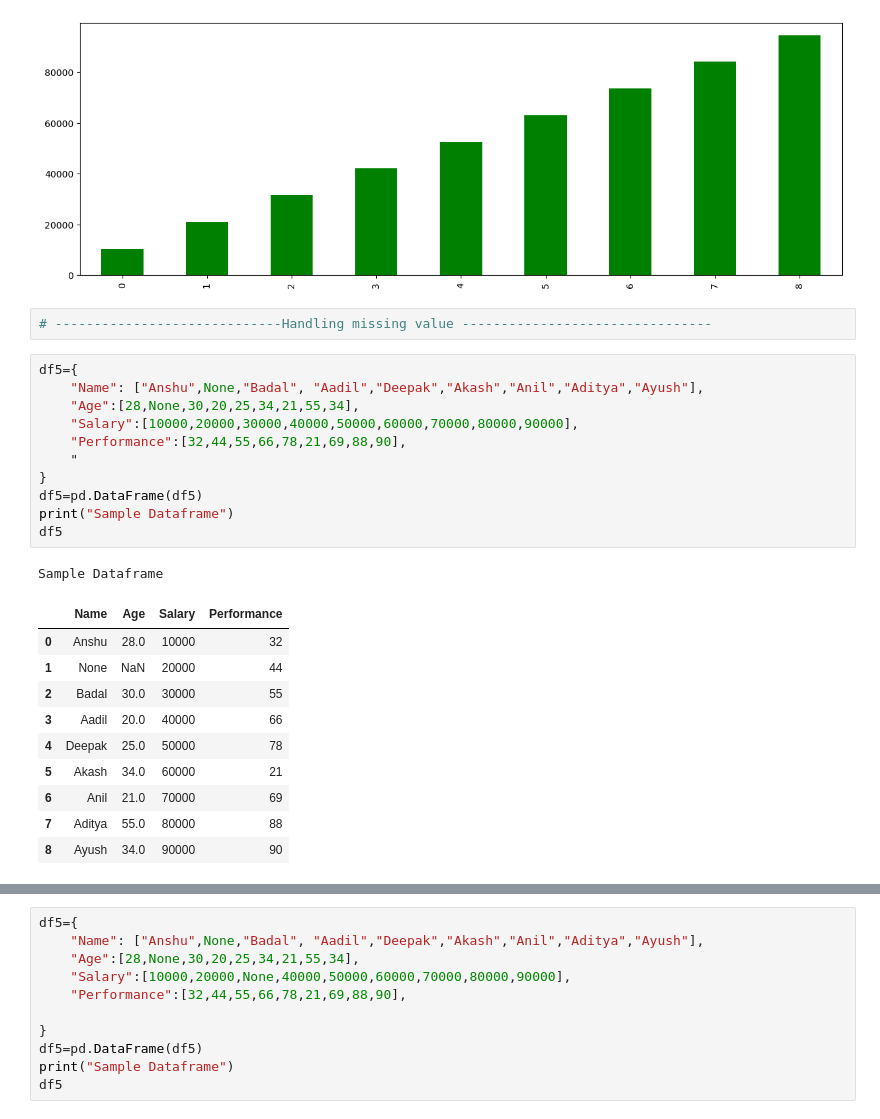
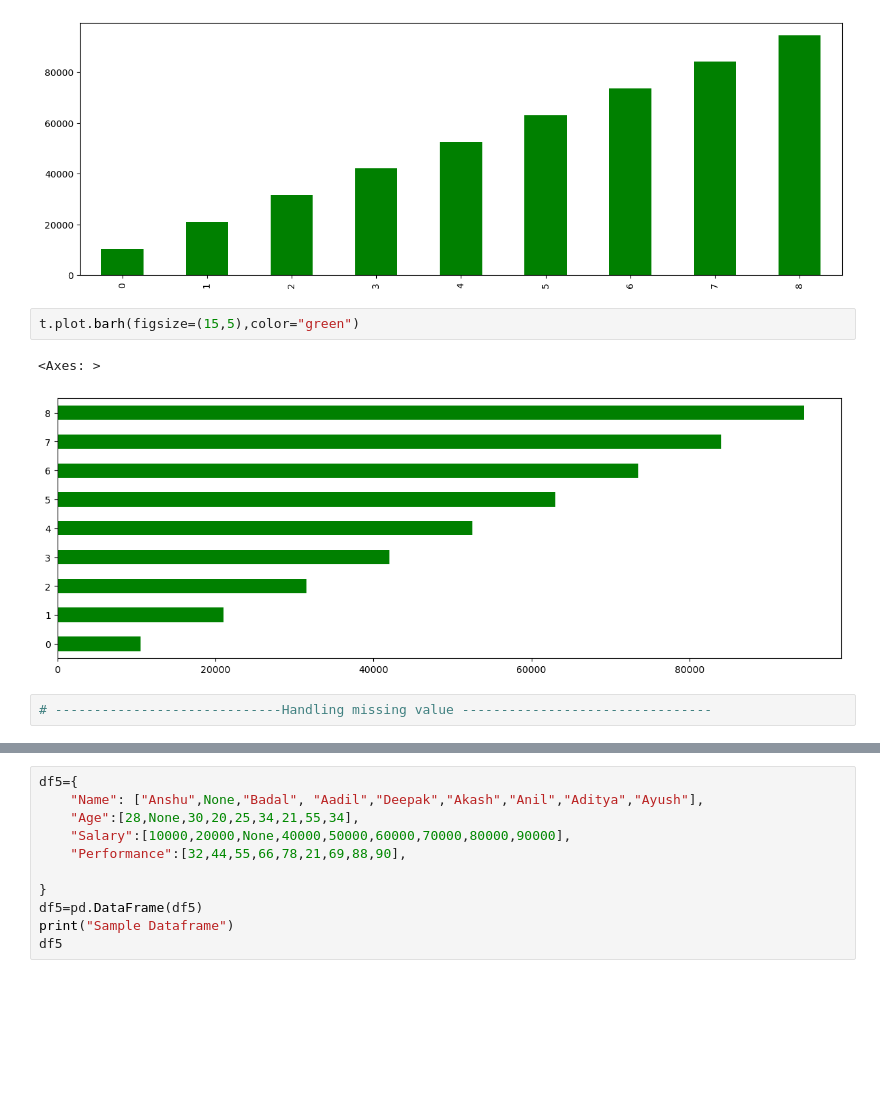
Before and after one commit to anshuKumar-codes/Data_Analytics_Journey, a Jupyter notebook: Pandas/day 1 pandas.ipynb, the cells around one changed output, grey strips where cells are left out. Saved outputs shown, nothing was run; the diff lists cells and outputs as text; blank space fills up the shorter version.

```diff
--- a/Pandas/day 1 pandas.ipynb
+++ b/Pandas/day 1 pandas.ipynb
@@ -474,31 +469,13 @@ t.plot.bar(figsize=(15,5),color="green")
 # %% [output]
 <Axes: >
 [figure]
+# %%
+t.plot.barh(figsize=(15,5),color="green")
+# %% [output]
+<Axes: >
+[figure, added]
 # %%
 # -----------------------------Handling missing value --------------------------------
-# %%
-df5={
-    "Name": ["Anshu",None,"Badal", "Aadil","Deepak","Akash","Anil","Aditya","Ayush"],
-    "Age":[28,None,30,20,25,34,21,55,34],
-    "Salary":[10000,20000,30000,40000,50000,60000,70000,80000,90000],
-    "Performance":[32,44,55,66,78,21,69,88,90],
-    "
-}
-df5=pd.DataFrame(df5)
-print("Sample Dataframe")
-df5
-# %% [output]
-Sample Dataframe
-|  | Name | Age | Salary | Performance |
-| 0 | Anshu | 28.0 | 10000 | 32 |
-| 1 | None | NaN | 20000 | 44 |
-| 2 | Badal | 30.0 | 30000 | 55 |
-| 3 | Aadil | 20.0 | 40000 | 66 |
-| 4 | Deepak | 25.0 | 50000 | 78 |
-| 5 | Akash | 34.0 | 60000 | 21 |
-| 6 | Anil | 21.0 | 70000 | 69 |
-| 7 | Aditya | 55.0 | 80000 | 88 |
-| 8 | Ayush | 34.0 | 90000 | 90 |
 # %%
 #---------------------1.Detect NaN value-------------------------
 # isnull is use for find NaN value in dataset
```
Also changed, not shown: parts of 27 cells of this notebook, 2 other files.
